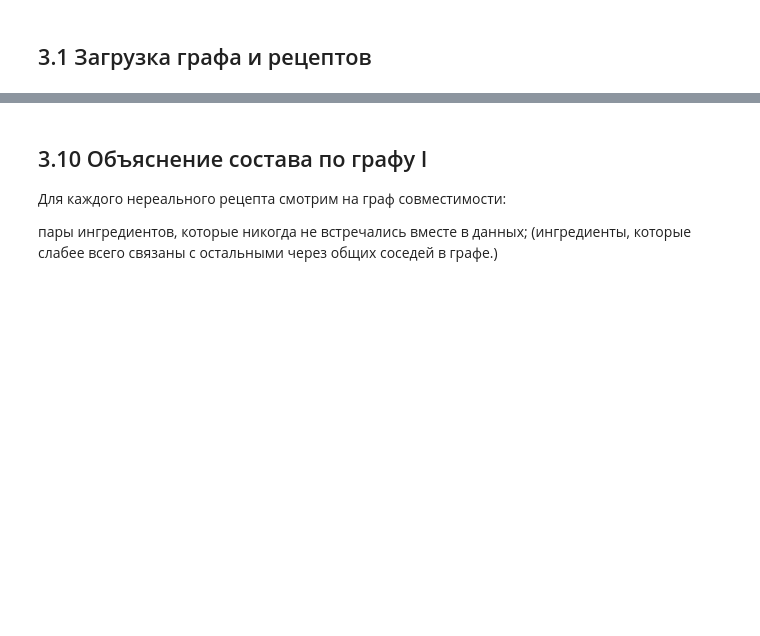
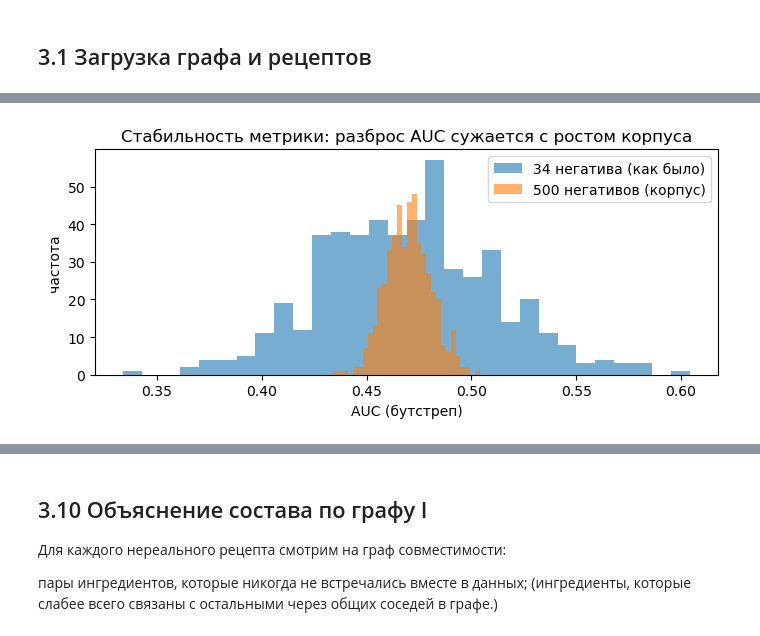
Before and after one commit to Valeriia-Reznik-Dev/recipe-ingredient-graphs-2026, a Jupyter notebook: 03_dish_validity_prediction.ipynb, the cells around one changed output, grey strips where cells are left out. Cells and saved outputs as stored; diff of their text form; code cells hidden in the pictures; blank space fills up the shorter version.

```diff
--- a/03_dish_validity_prediction.ipynb
+++ b/03_dish_validity_prediction.ipynb
@@ -140,0 +593,87 @@ weighted avg       0.96      0.96      0.96      3123
+# %%
+# === Блок C-3: дообучение на корпусе + бутстреп-стабильность ===
+from sklearn.metrics import f1_score
+from sklearn.model_selection import train_test_split as _tts
+from gnn_graph_classification import eval_graphsage_inductive_split
+
+neg_all = [r['ingredients'] for r in sp['hard'] + sp['soft']]
+
+if len(neg_all) < 50:
+ print(f'Подтверждённых негативов пока {len(neg_all)} — для дообучения нужно '
+ f'хотя бы 50. Запустите §3.3.5 с DEEPSEEK_API_KEY.')
+else:
+ neg_tr_c, neg_te_c = _tts(neg_all, test_size=0.25, random_state=SEED)
+ pos_tr, pos_te = sub_tr, sub_te
+ print(f'Негативы корпуса: train={len(neg_tr_c)}, test={len(neg_te_c)}\n')
+
+ # --- общий тест: реальные + LLM-подтверждённые негативы ---
+ Xte = np.vstack([features(pos_te, I_train), features(neg_te_c, I_train)])
+ yte = np.r_[np.ones(len(pos_te)), np.zeros(len(neg_te_c))]
+
+ # 1) старый рецепт обучения: PPR-кандидаты БЕЗ LLM-фильтра
+ Xtr_old = np.vstack([features(pos_tr, I_train), features(hard_tr, I_train)])
+ ytr_old = np.r_[np.ones(len(pos_tr)), np.zeros(len(hard_tr))]
+ lr_old = LogisticRegression(max_iter=500).fit(Xtr_old, ytr_old)
+
+ # 2) новый: LLM-подтверждённый корпус (hard + soft)
+ Xtr_new = np.vstack([features(pos_tr, I_train), features(neg_tr_c, I_train)])
+ ytr_new = np.r_[np.ones(len(pos_tr)), np.zeros(len(neg_tr_c))]
+ lr_new = LogisticRegression(max_iter=500).fit(Xtr_new, ytr_new)
+
+ rows = []
+ for tag, m in [('LogReg: PPR без LLM-фильтра', lr_old),
+ ('LogReg: LLM-корпус (hard+soft)', lr_new)]:
+ pred = m.predict(Xte)
+ rows.append({'обучение': tag,
+ 'acc': accuracy_score(yte, pred),
+ 'f1': f1_score(yte, pred),
+ 'auc': roc_auc_score(yte, m.predict_proba(Xte)[:, 1])})
+
+ # 3) GraphSAGE на корпусе (inductive split)
+ gs_corpus = eval_graphsage_inductive_split(
+ pos_tr + neg_tr_c, pos_te + neg_te_c,
+ np.r_[np.ones(len(pos_tr)), np.zeros(len(neg_tr_c))].astype(int),
+ np.r_[np.ones(len(pos_te)), np.zeros(len(neg_te_c))].astype(int),
+ feat_graph=I_train, hidden=64, epochs=50, seed=SEED,
+ )
+ rows.append({'обучение': 'GraphSAGE: LLM-корпус',
+ 'acc': gs_corpus.accuracy, 'f1': gs_corpus.f1, 'auc': gs_corpus.auc})
+ display(pd.DataFrame(rows).round(3))
+
+ # --- бутстреп: стабильность AUC при 34 негативах vs полный корпус ---
+ rng_b = np.random.default_rng(SEED)
+ pos_scores = lr_new.predict_proba(features(pos_te, I_train))[:, 1]
+ neg_scores_all = lr_new.predict_proba(features(neg_all, I_train))[:, 1]
+
+ def boot_auc(n_neg, n_boot=500):
+ aucs = []
+ for _ in range(n_boot):
+ idx = rng_b.choice(len(neg_scores_all), size=n_neg, replace=True)
+ s = np.r_[pos_scores, neg_scores_all[idx]]
+ y = np.r_[np.ones(len(pos_scores)), np.zeros(n_neg)]
+ aucs.append(roc_auc_score(y, s))
+ return np.array(aucs)
+
+ a34, afull = boot_auc(34), boot_auc(len(neg_all))
+ stab = pd.DataFrame([
+ {'негативов в тесте': 34, 'AUC mean': a34.mean(), 'AUC std': a34.std(),
+ 'вес 1 примера': '%.2f%%' % (100 / 34)},
+ {'негативов в тесте': len(neg_all), 'AUC mean': afull.mean(),
+ 'AUC std': afull.std(), 'вес 1 примера': '%.2f%%' % (100 / len(neg_all))},
+ ])
+ display(stab.round(4))
+
+ fig, ax = plt.subplots(figsize=(7, 3.2))
+ ax.hist(a34, bins=30, alpha=0.6, label='34 негатива (как было)')
+ ax.hist(afull, bins=30, alpha=0.6, label=f'{len(neg_all)} негативов (корпус)')
+ ax.set_xlabel('AUC (бутстреп)')
+ ax.set_ylabel('частота')
+ ax.set_title('Стабильность метрики: разброс AUC сужается с ростом корпуса')
+ ax.legend()
+ plt.tight_layout()
+ plt.savefig(OUT / 'corpus_metric_stability.png', dpi=120)
+ plt.show()
+
+ print(f'\nРазброс AUC (std): {a34.std():.4f} при 34 -> {afull.std():.4f} '
+ f'при {len(neg_all)} (в {a34.std() / max(afull.std(), 1e-9):.1f}x уже)')
+# %% [output]
@@ -140,0 +688 @@ weighted avg       0.96      0.96      0.96      3123
+[figure, added]
```
Also changed, not shown: parts of 51 cells of this notebook, 17 other files.
